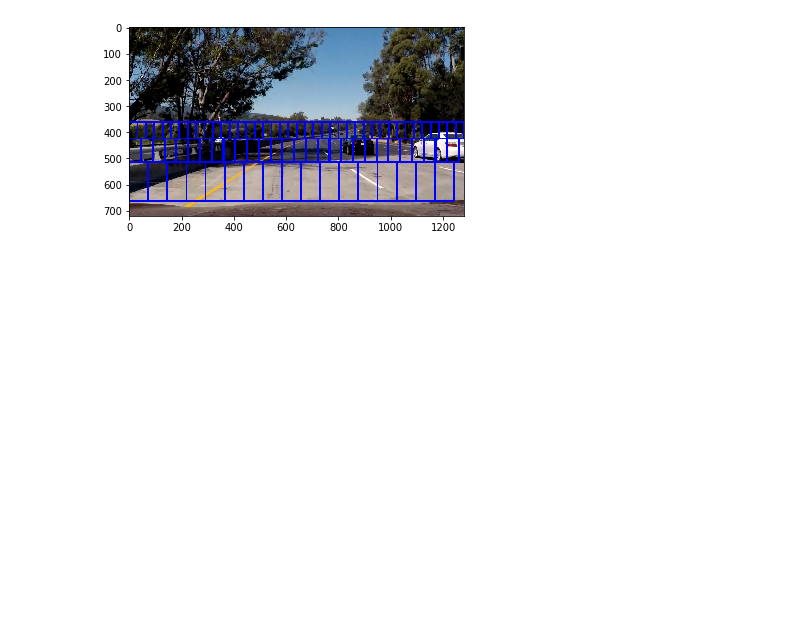
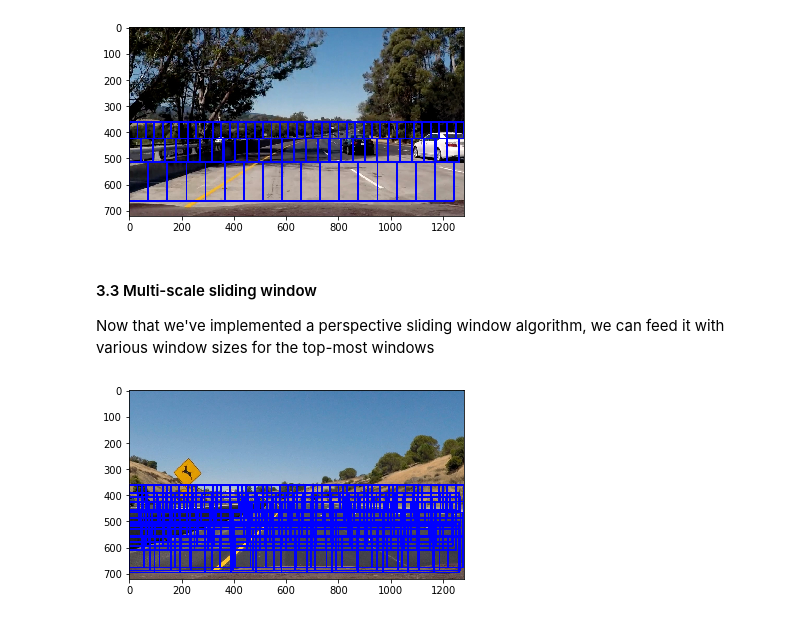
Before and after one commit to dmsehuang/CarND-Vehicle-Detection, a Jupyter notebook: Vehicle_tracking.ipynb, the cells around one changed output. Drawn from its saved outputs; the diff is of its cells as text; code cells hidden in the pictures; blank space fills up the shorter version.

Commit message:
Multi-scale sliding window search

```diff
--- a/Vehicle_tracking.ipynb
+++ b/Vehicle_tracking.ipynb
@@ -357,3 +365,33 @@ plt.imshow(out)
 plt.show()
 # %% [output]
 [figure]
+# %% [markdown]
+#### 3.3 Multi-scale sliding window
+
+Now that we've implemented a perspective sliding window algorithm, we can feed it with various window sizes for the top-most windows
+# %%
+"""
+Generate sliding windows with multi scales.
+win_small: small window size
+win_big: big window size
+inc: increment from small to big window size
+"""
+def multi_slid_win(img, x_start_stop=[None, None], y_start_stop=[None, None],
+                  win_small=32, win_big=64, inc=8,
+                  overlap=(0.5, 0.5), r=1/300.):
+    bboxes = []
+    win = win_small
+    while win <= win_big:
+        out = perspective_slid_win(img, y_start_stop=[np.int(img.shape[0]/2), img.shape[0]], xy_window=(win, win), xy_overlap=overlap, ratio=r)
+        bboxes.extend(out)
+        win += inc
+    return bboxes
+# %%
+img = mpimg.imread('./test_images/test2.jpg')
+
+bboxes = multi_slid_win(img, y_start_stop=[np.int(img.shape[0]/2), img.shape[0]], win_small=64, win_big=128, inc=32)
+out = draw_boxes(img, bboxes)
+plt.imshow(out)
+plt.show()
+# %% [output]
+[figure, added]
```
Also changed, not shown: parts of 1 cell of this notebook.
